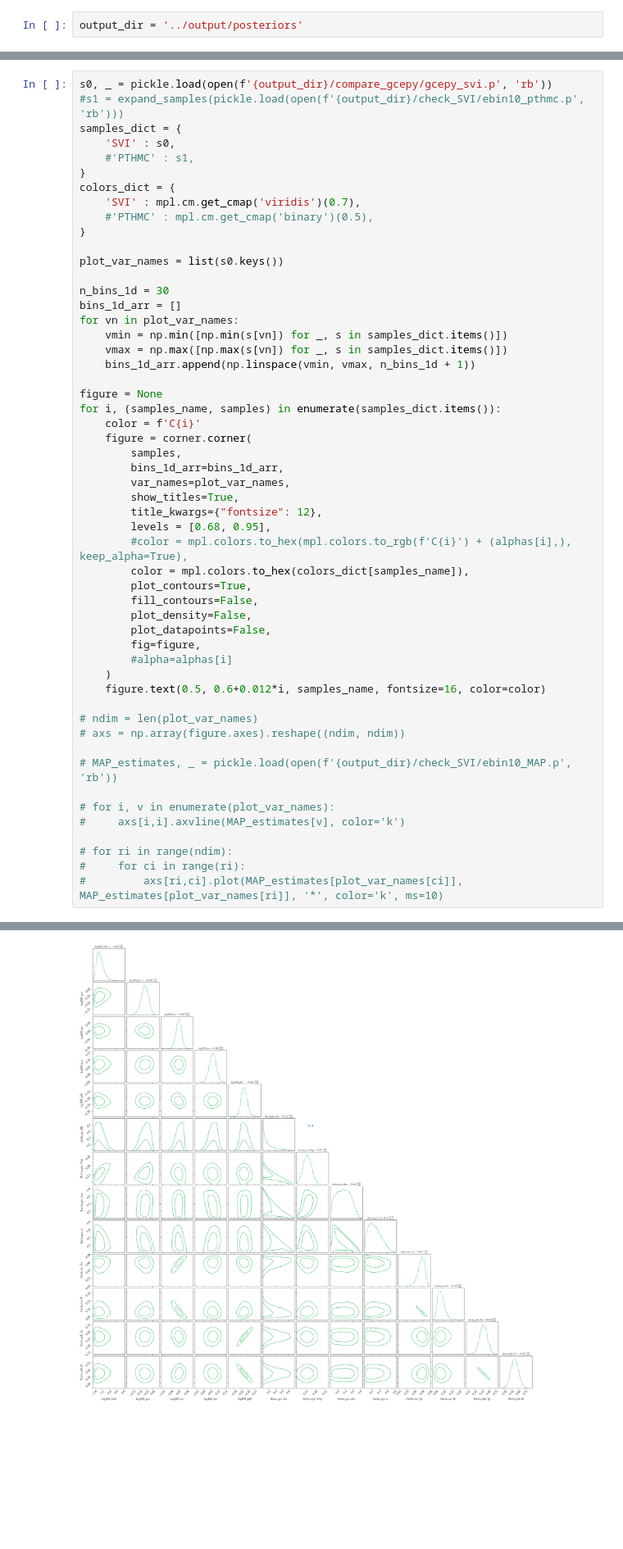
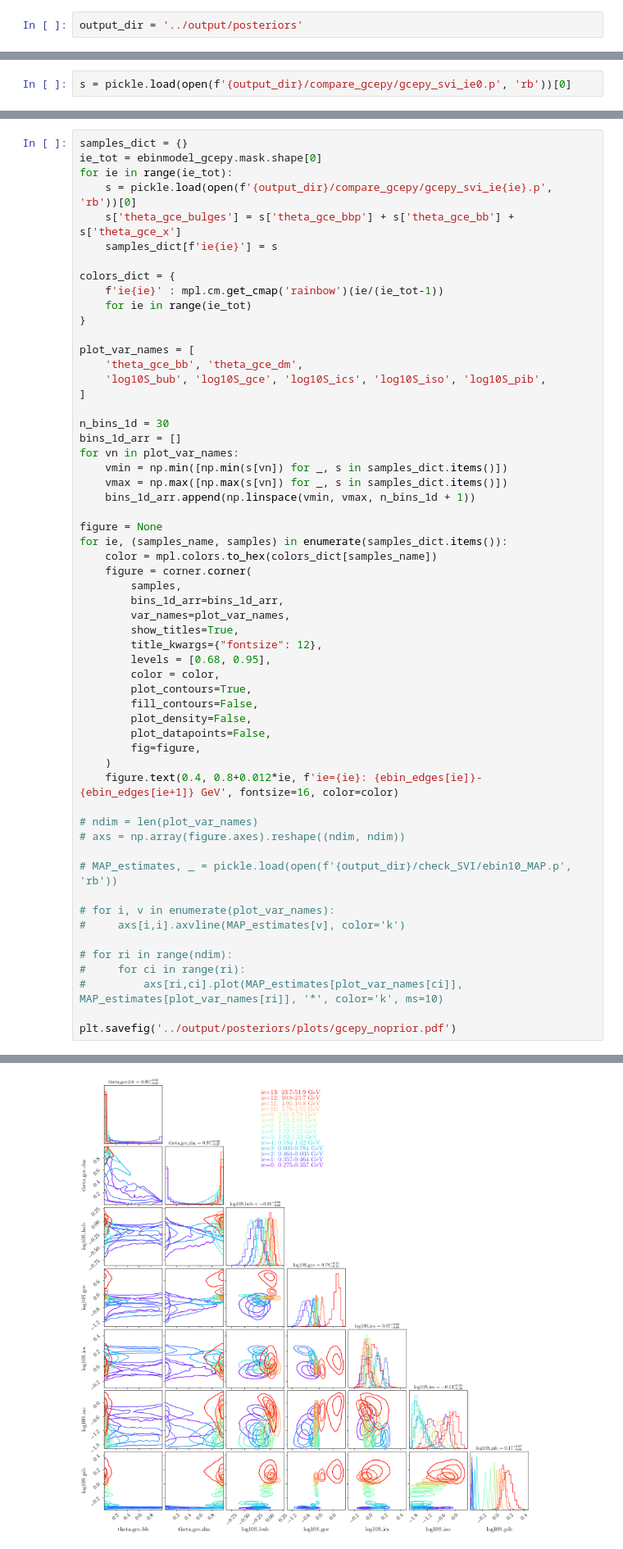
Before and after one commit to yitiansun/gce-prob-prog, a Jupyter notebook: notebooks/3_compare_gcepy.ipynb, the cells around one changed output, grey strips where cells are left out. Shown at 82% size. Saved outputs shown, nothing was run; the diff lists cells and outputs as text; blank space fills up the shorter version.

Commit message:
gcepy ebin

```diff
--- a/notebooks/3_compare_gcepy.ipynb
+++ b/notebooks/3_compare_gcepy.ipynb
@@ -43,0 +82,2 @@ pickle.dump((samples, svi_results), open(f'{output_dir}/compare_gcepy/gcepy_svi.
+# %%
+s = pickle.load(open(f'{output_dir}/compare_gcepy/gcepy_svi_ie0.p', 'rb'))[0]
@@ -44,16 +92,20 @@ pickle.dump((samples, svi_results), open(f'{output_dir}/compare_gcepy/gcepy_svi.
 # %%
-s0, _ = pickle.load(open(f'{output_dir}/compare_gcepy/gcepy_svi.p', 'rb'))
-#s1 = expand_samples(pickle.load(open(f'{output_dir}/check_SVI/ebin10_pthmc.p', 'rb')))
-samples_dict = {
-    'SVI' : s0,
-    #'PTHMC' : s1,
-}
+samples_dict = {}
+ie_tot = ebinmodel_gcepy.mask.shape[0]
+for ie in range(ie_tot):
+    s = pickle.load(open(f'{output_dir}/compare_gcepy/gcepy_svi_ie{ie}.p', 'rb'))[0]
+    s['theta_gce_bulges'] = s['theta_gce_bbp'] + s['theta_gce_bb'] + s['theta_gce_x']
+    samples_dict[f'ie{ie}'] = s
+
 colors_dict = {
-    'SVI' : mpl.cm.get_cmap('viridis')(0.7),
-    #'PTHMC' : mpl.cm.get_cmap('binary')(0.5),
+    f'ie{ie}' : mpl.cm.get_cmap('rainbow')(ie/(ie_tot-1))
+    for ie in range(ie_tot)
 }
 
-plot_var_names = list(s0.keys())
+plot_var_names = [
+    'theta_gce_bb', 'theta_gce_dm',
+    'log10S_bub', 'log10S_gce', 'log10S_ics', 'log10S_iso', 'log10S_pib',
+]
 
 n_bins_1d = 30
 bins_1d_arr = []
@@ -63,8 +115,8 @@ for vn in plot_var_names:
     bins_1d_arr.append(np.linspace(vmin, vmax, n_bins_1d + 1))
 
 figure = None
-for i, (samples_name, samples) in enumerate(samples_dict.items()):
-    color = f'C{i}'
+for ie, (samples_name, samples) in enumerate(samples_dict.items()):
+    color = mpl.colors.to_hex(colors_dict[samples_name])
     figure = corner.corner(
         samples,
         bins_1d_arr=bins_1d_arr,
@@ -72,16 +124,14 @@ for i, (samples_name, samples) in enumerate(samples_dict.items()):
         show_titles=True,
         title_kwargs={"fontsize": 12},
         levels = [0.68, 0.95],
-        #color = mpl.colors.to_hex(mpl.colors.to_rgb(f'C{i}') + (alphas[i],), keep_alpha=True),
-        color = mpl.colors.to_hex(colors_dict[samples_name]),
+        color = color,
         plot_contours=True,
         fill_contours=False,
         plot_density=False,
         plot_datapoints=False,
         fig=figure,
-        #alpha=alphas[i]
     )
-    figure.text(0.5, 0.6+0.012*i, samples_name, fontsize=16, color=color)
+    figure.text(0.4, 0.8+0.012*ie, f'ie={ie}: {ebin_edges[ie]}-{ebin_edges[ie+1]} GeV', fontsize=16, color=color)
 
 # ndim = len(plot_var_names)
 # axs = np.array(figure.axes).reshape((ndim, ndim))
@@ -94,4 +144,6 @@ for i, (samples_name, samples) in enumerate(samples_dict.items()):
 # for ri in range(ndim):
 #     for ci in range(ri):
 #         axs[ri,ci].plot(MAP_estimates[plot_var_names[ci]], MAP_estimates[plot_var_names[ri]], '*', color='k', ms=10)
+
+plt.savefig('../output/posteriors/plots/gcepy_noprior.pdf')
 # %% [output]
@@ -98 +151 @@ for i, (samples_name, samples) in enumerate(samples_dict.items()):
-[figure, old version]
+[figure, new version]
```
Also changed, not shown: parts of 10 cells of this notebook, 3 other files.
